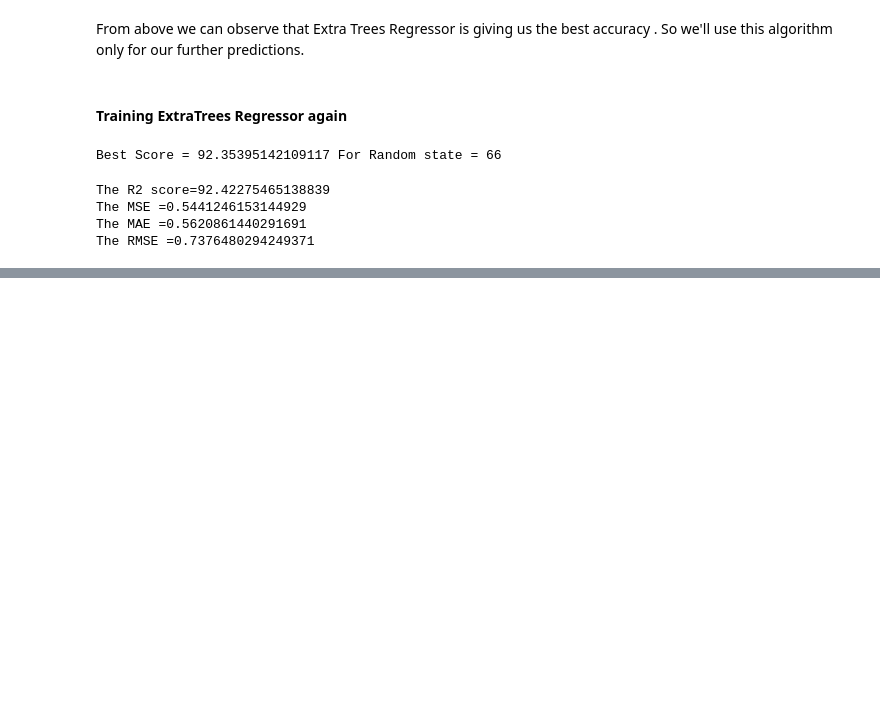
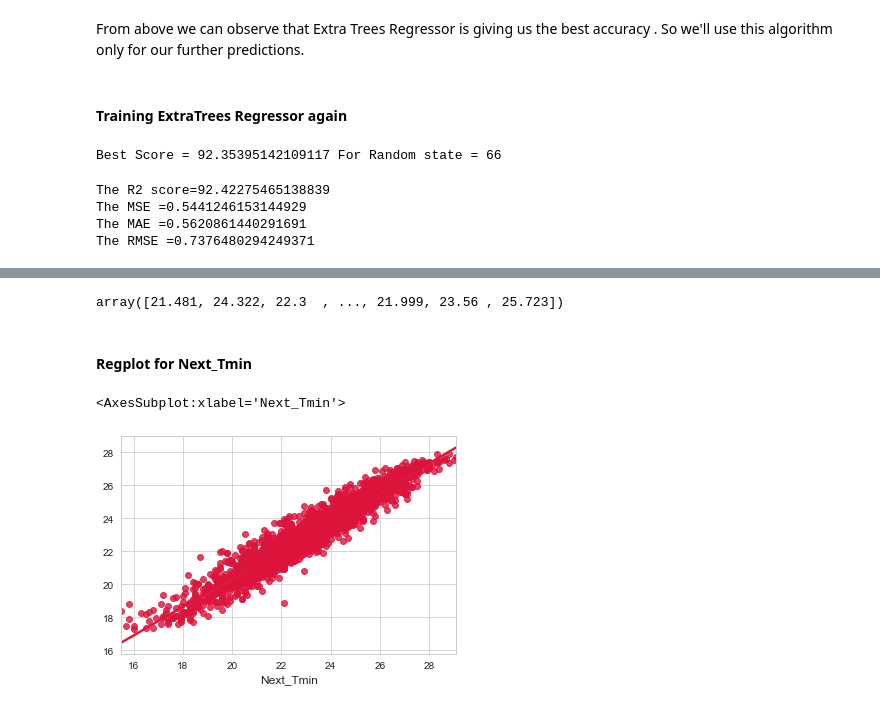
Before and after one commit to SheikhSAli/Temperature-Forecast-Predictions., a Jupyter notebook: Temperature Forecast Predictions Sk.ipynb, the cells around one changed output, grey strips where cells are left out. Cells and saved outputs as stored; diff of their text form; code cells hidden in the pictures; blank space fills up the shorter version.

```diff
--- a/Temperature Forecast Predictions Sk.ipynb
+++ b/Temperature Forecast Predictions Sk.ipynb
@@ -782,0 +851,3 @@ The RMSE =0.7376480294249371
+# %%
+Next_Tmin = y_test.iloc[: , 1:2]
+Next_Tmin
@@ -783,3 +868,15 @@ The RMSE =0.7376480294249371
+# %%
+Next_Tmin_pred =  etr_pred[:,1]
+Next_Tmin_pred
+# %% [output]
+array([21.481, 24.322, 22.3  , ..., 21.999, 23.56 , 25.723])
+# %% [markdown]
+#### Regplot for Next_Tmin
+# %%
+sns.regplot(x = Next_Tmin , y = Next_Tmin_pred , scatter = True , color = 'crimson' )
+# %% [output]
+<AxesSubplot:xlabel='Next_Tmin'>
+[figure, added]
 # %%
 import joblib
 joblib.dump(etr , 'Extra Trees Regressor.pkl')
```
Also changed, not shown: parts of 12 cells of this notebook.
